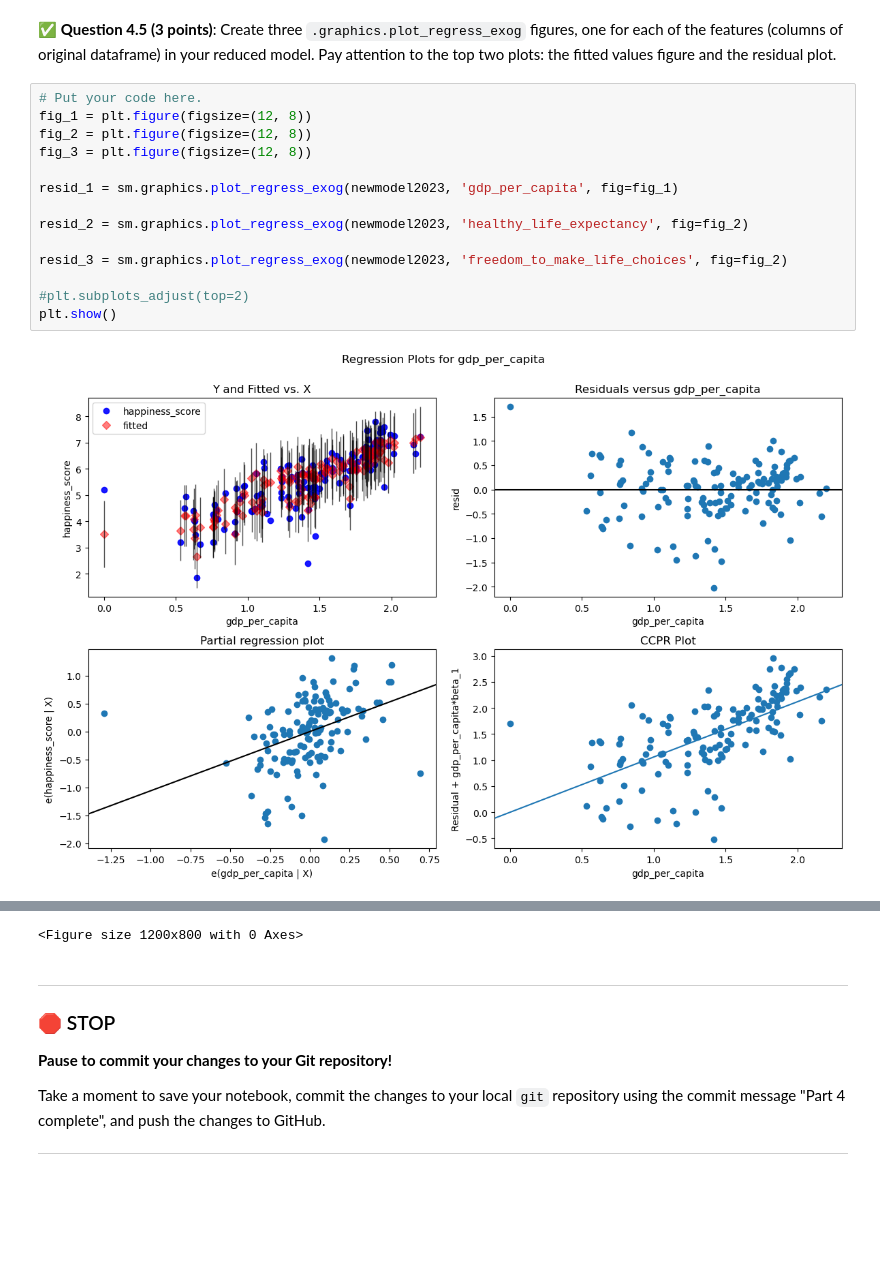
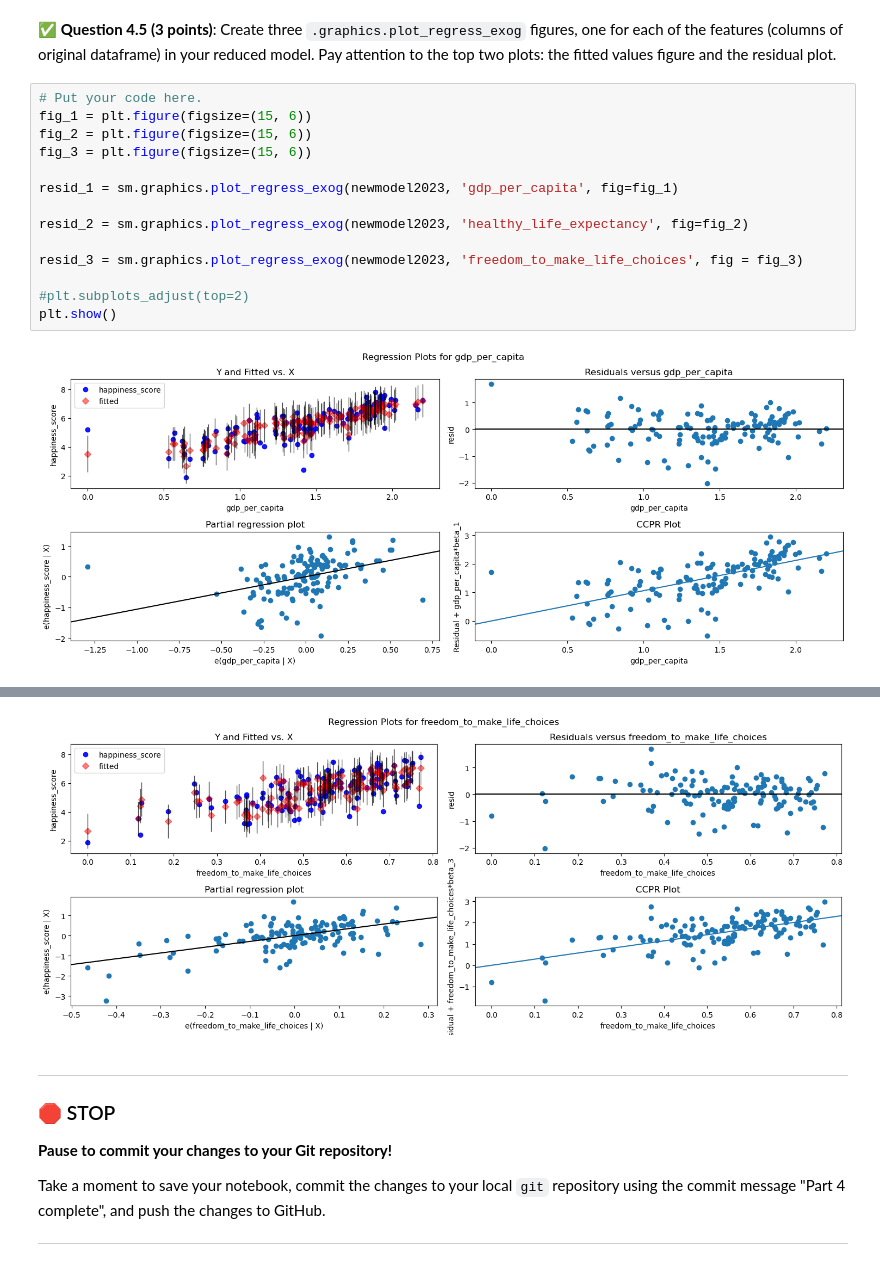
Before and after one commit to rags45/CMSE202-f23-turnin, a Jupyter notebook: hw-03/HW-03_Regression-S24-STUDENT.ipynb, the cells around one changed output, grey strips where cells are left out. Saved outputs shown, nothing was run; the diff lists cells and outputs as text; blank space fills up the shorter version.

```diff
--- a/hw-03/HW-03_Regression-S24-STUDENT.ipynb
+++ b/hw-03/HW-03_Regression-S24-STUDENT.ipynb
@@ -389,17 +389,17 @@ Notes:
 &#9989;  **Question 4.5 (3 points)**: Create three `.graphics.plot_regress_exog` figures, one for each of the features (columns of original dataframe) in your reduced model. Pay attention to the top two plots: the fitted values figure and the residual plot.
 # %%
 # Put your code here.
-fig_1 = plt.figure(figsize=(12, 8))
-fig_2 = plt.figure(figsize=(12, 8))
-fig_3 = plt.figure(figsize=(12, 8))
+fig_1 = plt.figure(figsize=(15, 6))
+fig_2 = plt.figure(figsize=(15, 6))
+fig_3 = plt.figure(figsize=(15, 6))
 
 resid_1 = sm.graphics.plot_regress_exog(newmodel2023, 'gdp_per_capita', fig=fig_1)
 
 resid_2 = sm.graphics.plot_regress_exog(newmodel2023, 'healthy_life_expectancy', fig=fig_2)
 
-resid_3 = sm.graphics.plot_regress_exog(newmodel2023, 'freedom_to_make_life_choices', fig=fig_2)
+resid_3 = sm.graphics.plot_regress_exog(newmodel2023, 'freedom_to_make_life_choices', fig = fig_3)
 
 #plt.subplots_adjust(top=2)
 plt.show()
 # %% [output]
-[figure, old version]
+[figure, new version]
@@ -407,4 +407,4 @@ plt.show()
-<Figure size 1200x800 with 0 Axes>
+[figure, added]
 # %% [markdown]
 ---
 ### &#128721; STOP
```
Also changed, not shown: parts of 14 cells of this notebook.
